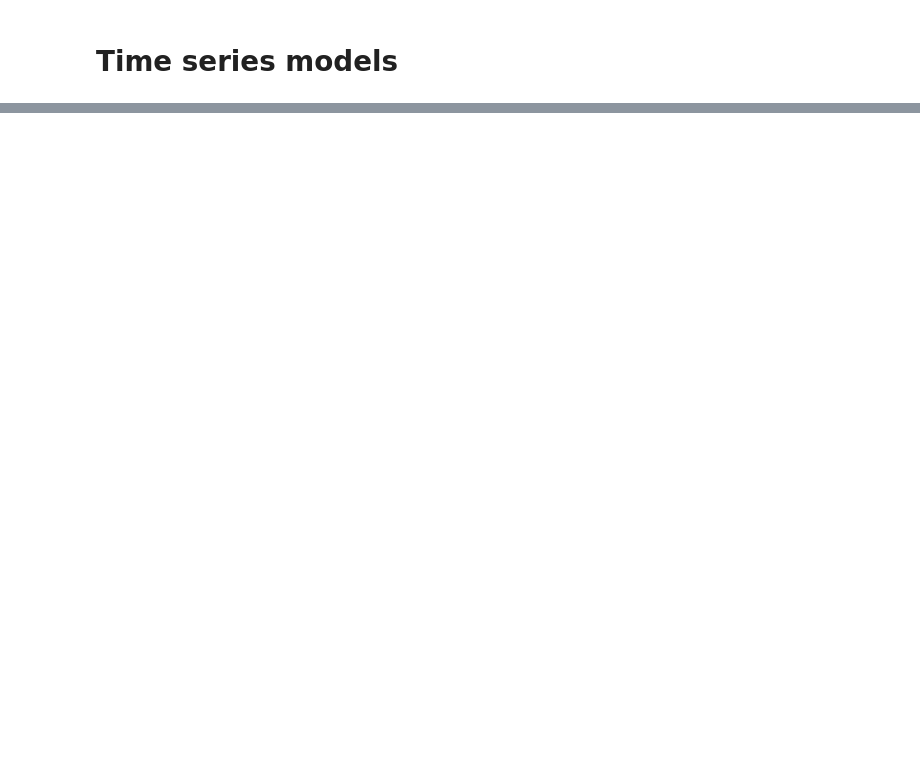
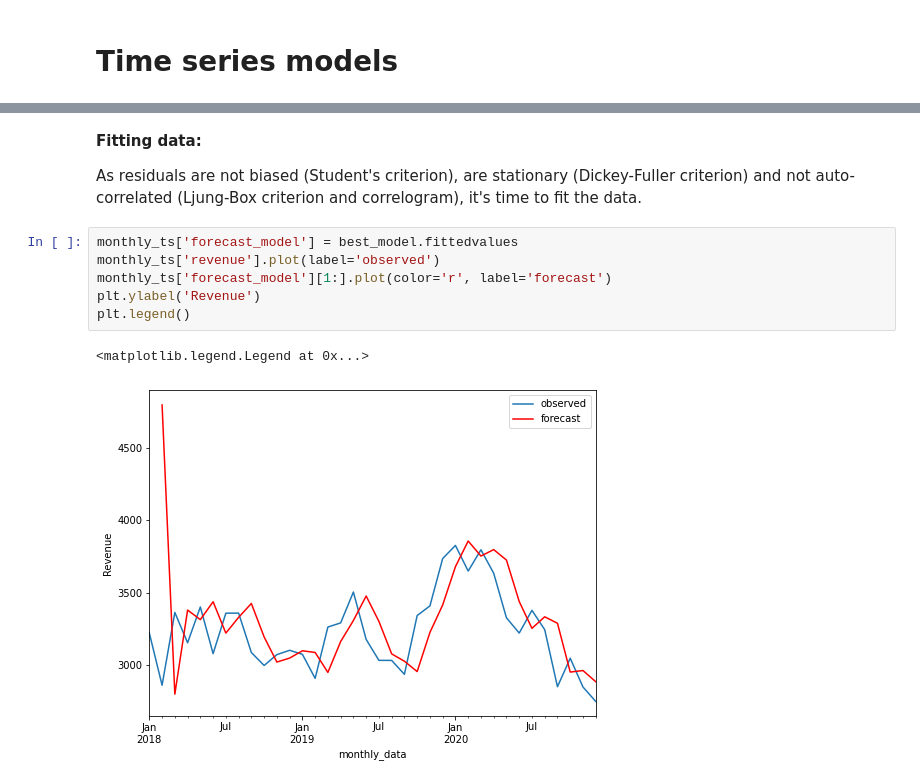
Before and after one commit to llcorrea/time_series_forecasting, a Jupyter notebook: Time_series_forecasting.ipynb, the cells around one changed output, grey strips where cells are left out. Saved outputs shown, nothing was run; the diff lists cells and outputs as text; blank space fills up the shorter version.

```diff
--- a/Time_series_forecasting.ipynb
+++ b/Time_series_forecasting.ipynb
@@ -264,0 +424,13 @@ Dickey-Fuller criterion: p=0.000000
+# %% [markdown]
+**Fitting data:**
+
+As residuals are not biased (Student's criterion), are stationary (Dickey-Fuller criterion) and not auto-correlated (Ljung-Box criterion and correlogram), it's time to fit the data.
+# %%
+monthly_ts['forecast_model'] = best_model.fittedvalues
+monthly_ts['revenue'].plot(label='observed')
+monthly_ts['forecast_model'][1:].plot(color='r', label='forecast')
+plt.ylabel('Revenue')
+plt.legend()
+# %% [output]
+<matplotlib.legend.Legend at 0x...>
+[figure, added]
```
Also changed, not shown: parts of 26 cells of this notebook.
